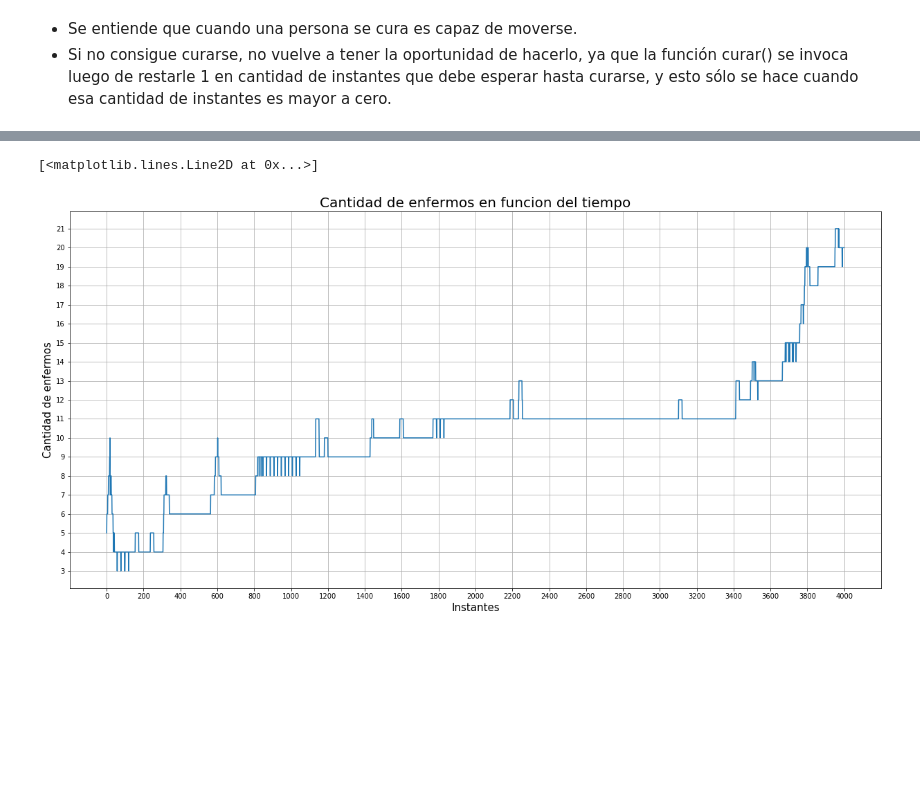
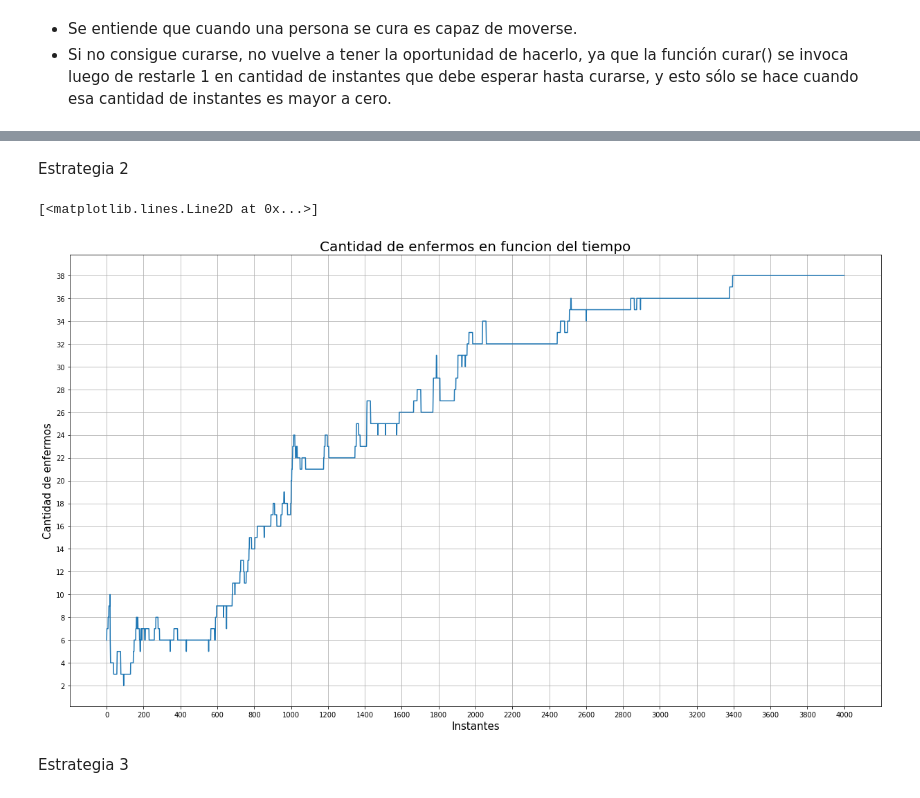
Before and after one commit to nazar9318/Simulacion-1c2020-TP1, a Jupyter notebook: Ej10/Ejercicio 10.ipynb, the cells around one changed output, grey strips where cells are left out. Cells and saved outputs as stored; diff of their text form; code cells hidden in the pictures; blank space fills up the shorter version.

```diff
--- a/Ej10/Ejercicio 10.ipynb
+++ b/Ej10/Ejercicio 10.ipynb
@@ -224,0 +447,15 @@ def actualizarTiempoHastaCurarse(poblacion, tamanio):
+# %%
+(enfermo, coor_h, coor_v, tiempo_hasta_curarse) = (np.ones(100),
+                         np.random.uniform(0, 100, 100),
+                         np.random.uniform(0, 100, 100),
+                         np.ones(100))
+poblacion_b_1 = np.asarray((enfermo, coor_h, coor_v, tiempo_hasta_curarse)).T
+poblacion_b_1 = inicializarEnfermos_b_estrategia_1_3(poblacion_b_1, 100)
+poblacion_b_1 = inicializarTiempoHastaCurarse(poblacion_b_1, 100)
+# %%
+(instante_b1, enfermos_b1, sanos_b1) = ([],[],[])
+for i in range(4000):
+    desplazar_b_estrategia_1(poblacion_b_1, 100)
+    instante_b1.insert(i, i)
+    enfermos_b1.insert(i, cantidadDeEnfermos(poblacion_b_1, 100))
+    sanos_b1.insert(i, cantidadDeSanos(poblacion_b_1, 100))
@@ -225,31 +474,33 @@ def actualizarTiempoHastaCurarse(poblacion, tamanio):
+# %% [markdown]
+Estrategia 2
 # %%
-(enfermo, coor_h, coor_v, time_remaining, se_mueve, tiempo_hasta_curarse) = (np.ones(100),
+(enfermo, coor_h, coor_v, tiempo_hasta_curarse, se_mueve, time_remaining) = (np.ones(100),
                          np.random.uniform(0, 100, 100),
                          np.random.uniform(0, 100, 100),
                          np.zeros(100),
                          np.ones(100),
                          np.ones(100))
-poblacion_b = np.asarray((enfermo, coor_h, coor_v, time_remaining, se_mueve, tiempo_hasta_curarse)).T
-poblacion_b = inicializarEnfermos(poblacion_b, 100)
-poblacion_b = inicializarCaminantes(poblacion_b, 100)
-poblacion_b = inicializarTiempoHastaCurarse(poblacion_b, 100)
+poblacion_b_2 = np.asarray((enfermo, coor_h, coor_v, tiempo_hasta_curarse, se_mueve, time_remaining)).T
+poblacion_b_2 = inicializarEnfermos_b_estrategia_2(poblacion_b_2, 100)
+poblacion_b_2 = inicializarTiempoHastaCurarse(poblacion_b_2, 100)
 # %%
-(instante_b, enfermos_b, sanos_b) = ([],[],[])
+(instante_b2, enfermos_b2, sanos_b2) = ([],[],[])
 for i in range(4000):
-    desplazarConPosibilidadDeCura(poblacion_b, 100)
-    actualizarTiempoHastaCurarse(poblacion_b, 100)
-    instante_b.insert(i, i)
-    enfermos_b.insert(i, cantidadDeEnfermos(poblacion_b, 100))
-    sanos_b.insert(i, cantidadDeSanos(poblacion_b, 100))
+    desplazar_b_estrategia_2(poblacion_b_2, 100)
+    instante_b2.insert(i, i)
+    enfermos_b2.insert(i, cantidadDeEnfermos(poblacion_b_2, 100))
+    sanos_b2.insert(i, cantidadDeSanos(poblacion_b_2, 100))
 # %%
-plt.figure(figsize=(21,10))
+plt.figure(figsize=(21,12))
 plt.xticks(np.arange(0, 4200, step = 200))
-plt.yticks(np.arange(0, 100, step = 1))
+plt.yticks(np.arange(0, 102, step = 2))
 plt.subplot().grid()
 plt.title('Cantidad de enfermos en funcion del tiempo', fontsize = 20)
 plt.xlabel('Instantes', fontsize = 15)
 plt.ylabel('Cantidad de enfermos', fontsize = 15)
-plt.plot(instante_b, enfermos_b)
+plt.plot(instante_b2, enfermos_b2)
 # %% [output]
 [<matplotlib.lines.Line2D at 0x...>]
-[figure, old version]
+[figure, new version]
+# %% [markdown]
+Estrategia 3
```
Also changed, not shown: parts of 52 cells of this notebook.
